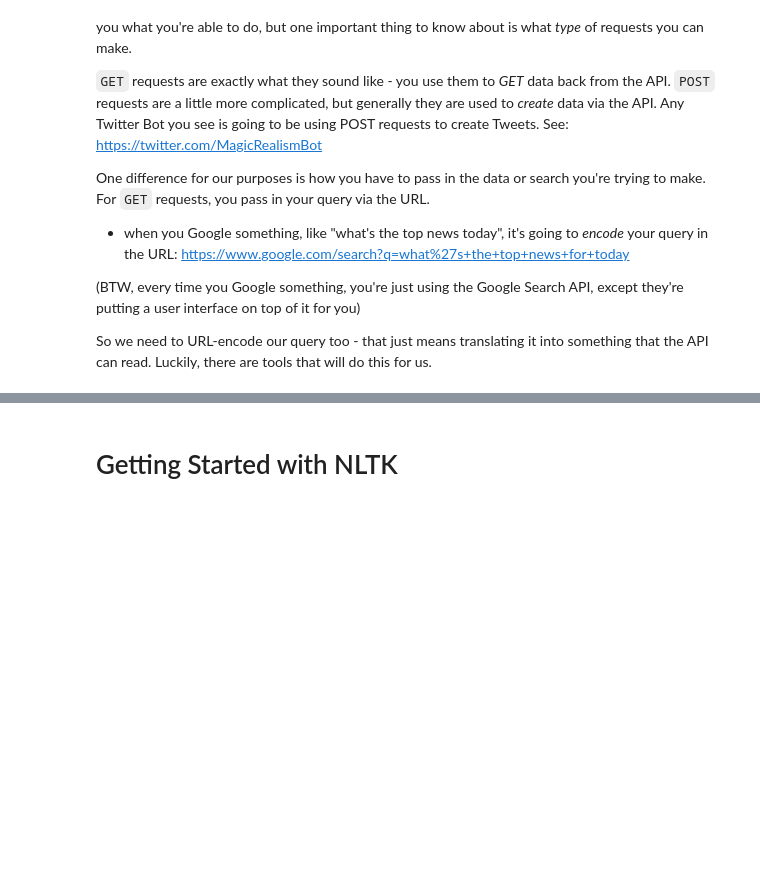
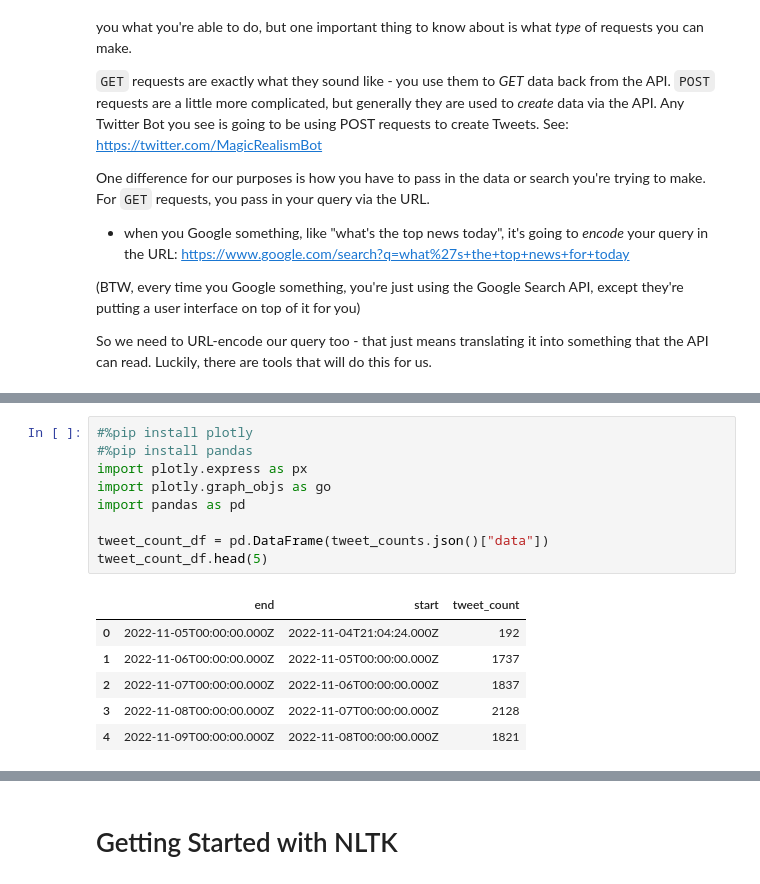
Before and after one commit to arorakarnika/stem-for-her, a Jupyter notebook: notebooks/STEM_for_HER.ipynb, the cells around one changed output, grey strips where cells are left out. Cells and saved outputs as stored; diff of their text form; blank space fills up the shorter version.

```diff
--- a/notebooks/STEM_for_HER.ipynb
+++ b/notebooks/STEM_for_HER.ipynb
@@ -135,0 +172,16 @@ print(json.dumps(response.json(), indent=2))
+# %%
+#%pip install plotly
+#%pip install pandas
+import plotly.express as px
+import plotly.graph_objs as go
+import pandas as pd
+
+tweet_count_df = pd.DataFrame(tweet_counts.json()["data"])
+tweet_count_df.head(5)
+# %% [output]
+|  | end | start | tweet_count |
+| 0 | 2022-11-05T00:00:00.000Z | 2022-11-04T21:04:24.000Z | 192 |
+| 1 | 2022-11-06T00:00:00.000Z | 2022-11-05T00:00:00.000Z | 1737 |
+| 2 | 2022-11-07T00:00:00.000Z | 2022-11-06T00:00:00.000Z | 1837 |
+| 3 | 2022-11-08T00:00:00.000Z | 2022-11-07T00:00:00.000Z | 2128 |
+| 4 | 2022-11-09T00:00:00.000Z | 2022-11-08T00:00:00.000Z | 1821 |
```
Also changed, not shown: parts of 14 cells of this notebook.
